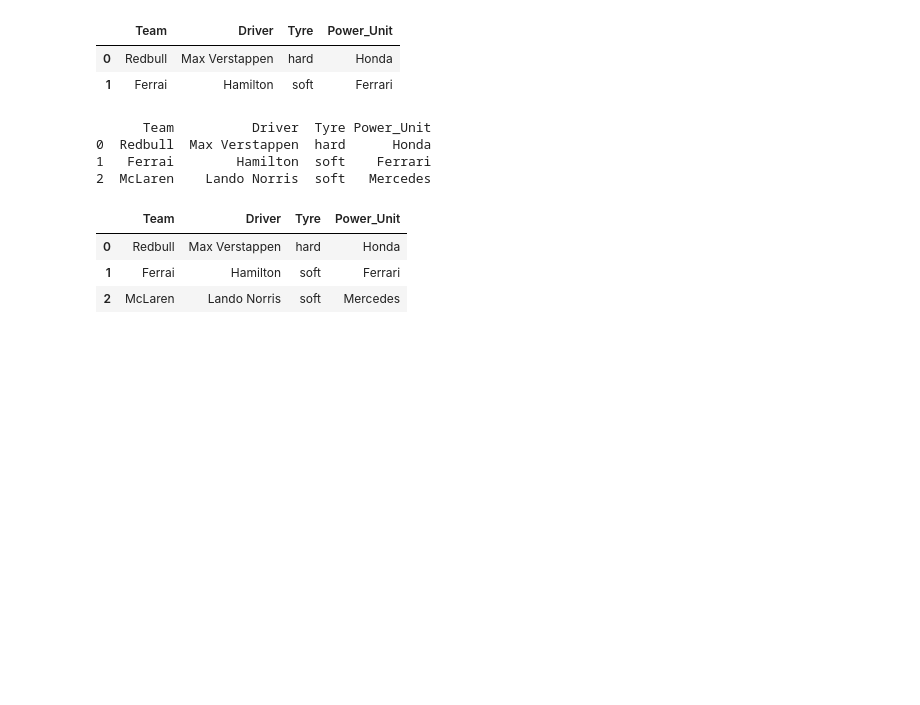
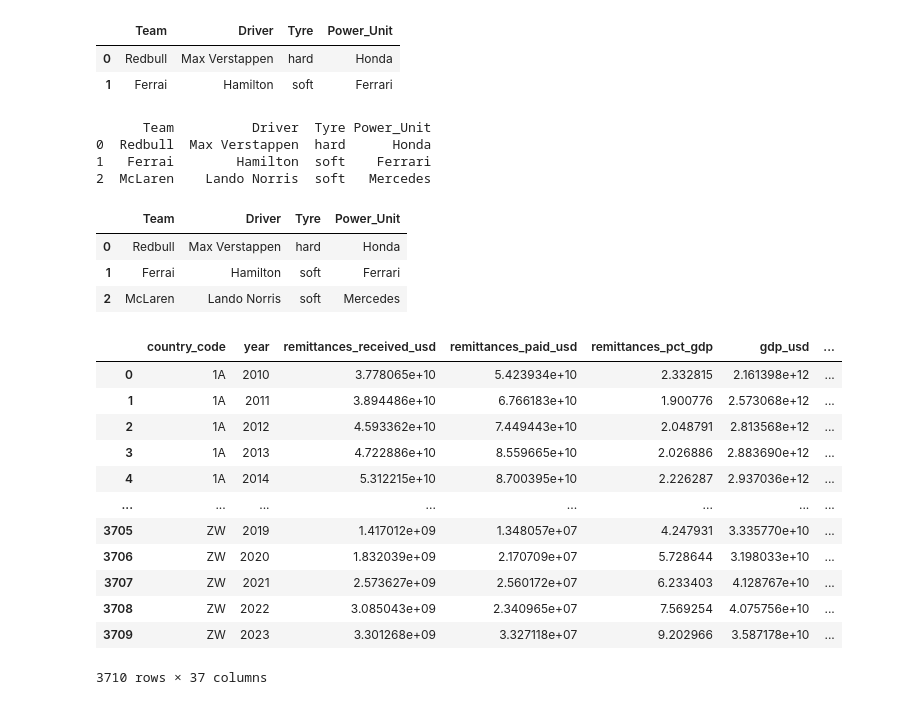
Before and after one commit to elmago07/AI-ML-Learnings, a Jupyter notebook: pandas_learnings.ipynb, the cells around one changed output. Drawn from its saved outputs; the diff is of its cells as text; code cells hidden in the pictures; blank space fills up the shorter version.

```diff
--- a/pandas_learnings.ipynb
+++ b/pandas_learnings.ipynb
@@ -179,3 +179,22 @@ df.loc[0:2] ##access row by label using loc
 | 0 | Redbull | Max Verstappen | hard | Honda |
 | 1 | Ferrai | Hamilton | soft | Ferrari |
 | 2 | McLaren | Lando Norris | soft | Mercedes |
+# %%
+###Importing & Exploring a DataSet
+import pandas as pd
+df = pd.read_csv('worldbank_indicators.csv')
+df
+# %% [output]
+|  | country_code | year | remittances_received_usd | remittances_paid_usd | remittances_pct_gdp | gdp_usd | ... |
+| 0 | 1A | 2010 | 3.778065e+10 | 5.423934e+10 | 2.332815 | 2.161398e+12 | ... |
+| 1 | 1A | 2011 | 3.894486e+10 | 6.766183e+10 | 1.900776 | 2.573068e+12 | ... |
+| 2 | 1A | 2012 | 4.593362e+10 | 7.449443e+10 | 2.048791 | 2.813568e+12 | ... |
+| 3 | 1A | 2013 | 4.722886e+10 | 8.559665e+10 | 2.026886 | 2.883690e+12 | ... |
+| 4 | 1A | 2014 | 5.312215e+10 | 8.700395e+10 | 2.226287 | 2.937036e+12 | ... |
+| ... | ... | ... | ... | ... | ... | ... | ... |
+| 3705 | ZW | 2019 | 1.417012e+09 | 1.348057e+07 | 4.247931 | 3.335770e+10 | ... |
+| 3706 | ZW | 2020 | 1.832039e+09 | 2.170709e+07 | 5.728644 | 3.198033e+10 | ... |
+| 3707 | ZW | 2021 | 2.573627e+09 | 2.560172e+07 | 6.233403 | 4.128767e+10 | ... |
+| 3708 | ZW | 2022 | 3.085043e+09 | 2.340965e+07 | 7.569254 | 4.075756e+10 | ... |
+| 3709 | ZW | 2023 | 3.301268e+09 | 3.327118e+07 | 9.202966 | 3.587178e+10 | ... |
+3710 rows × 37 columns
```
Also changed, not shown: parts of 9 cells of this notebook.
